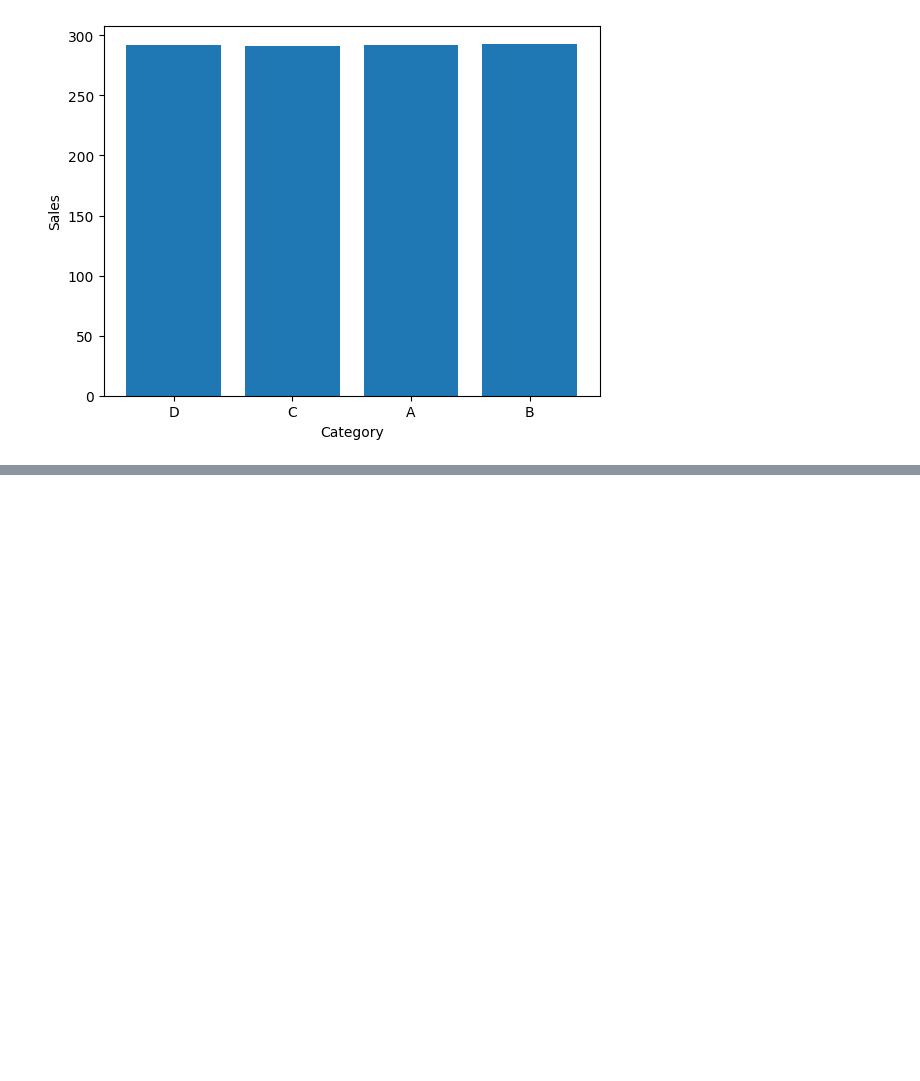
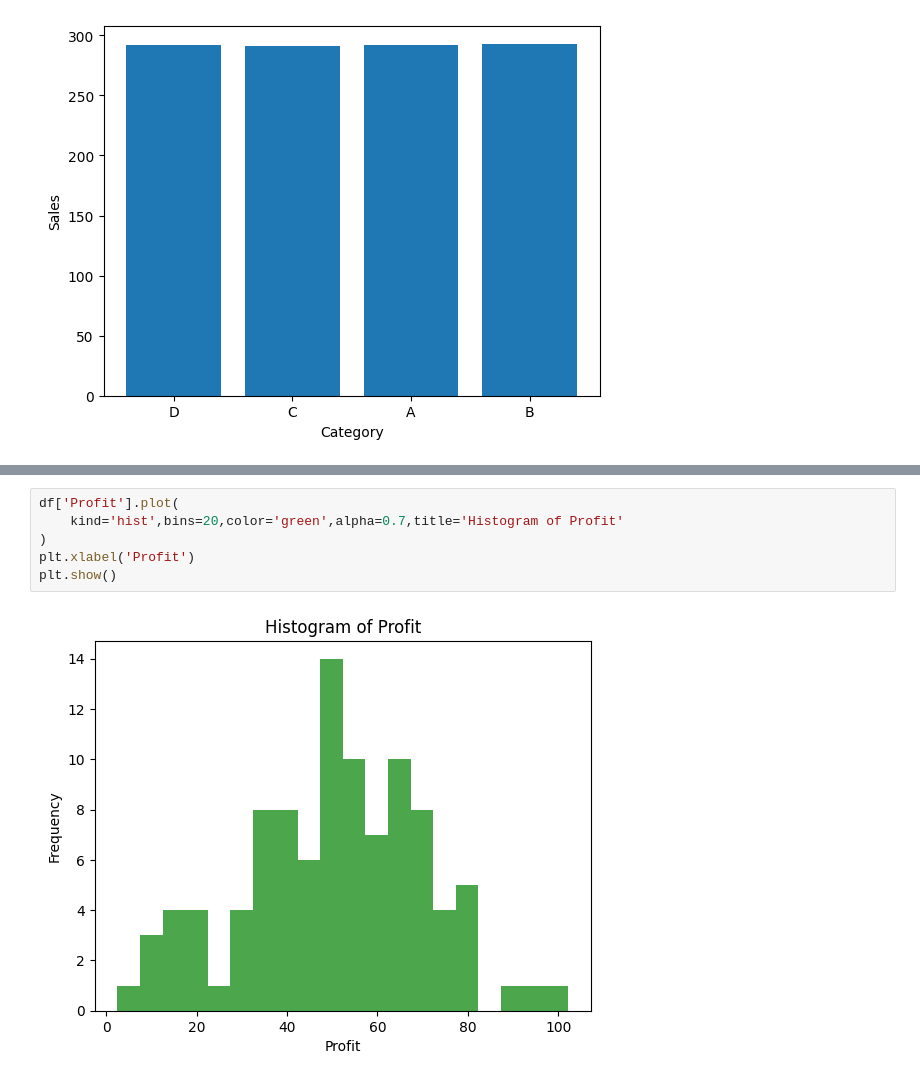
Before and after one commit to Akhil9648/Python, a Jupyter notebook: Python For AI(College)/Matplotlib.ipynb, the cells around one changed output, grey strips where cells are left out. Drawn from its saved outputs; the diff is of its cells as text; blank space fills up the shorter version.

```diff
--- a/Python For AI(College)/Matplotlib.ipynb
+++ b/Python For AI(College)/Matplotlib.ipynb
@@ -106,0 +138,8 @@ Text(0, 0.5, 'Sales')
+# %%
+df['Profit'].plot(
+    kind='hist',bins=20,color='green',alpha=0.7,title='Histogram of Profit'
+)
+plt.xlabel('Profit')
+plt.show()
+# %% [output]
+[figure, added]
```
Also changed, not shown: parts of 11 cells of this notebook.
